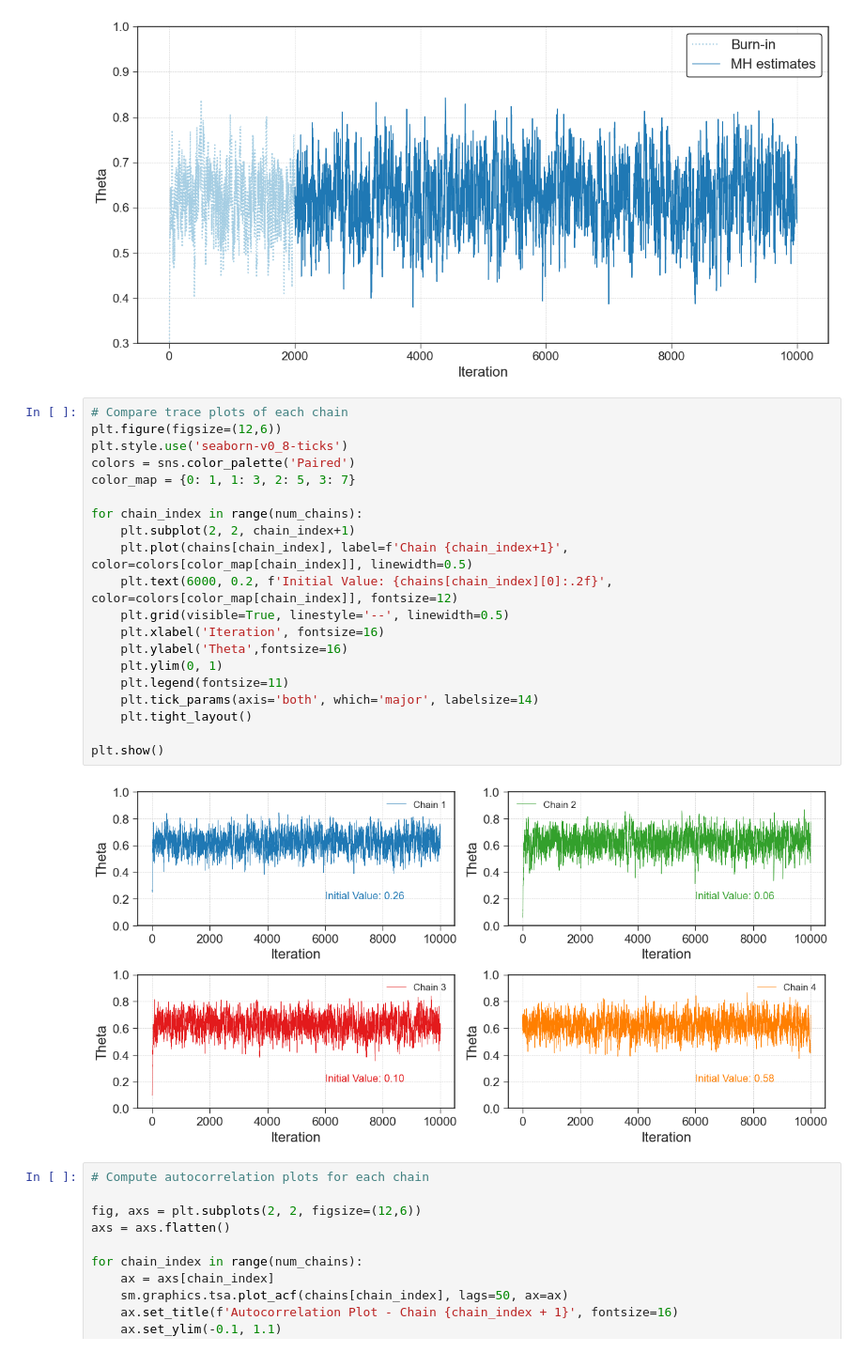
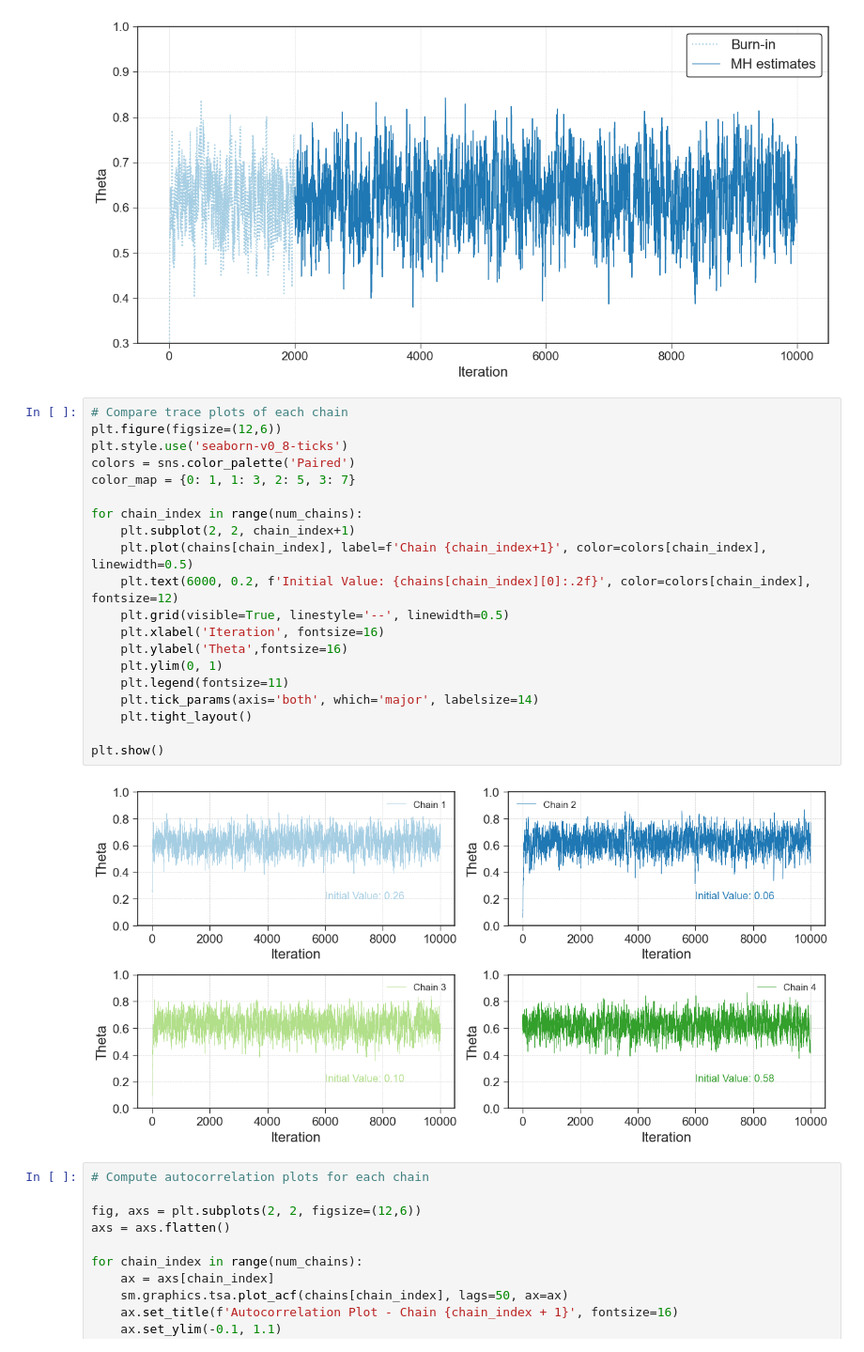
Before and after one commit to rosastreg/Undergrad_AM_Thesis, a Jupyter notebook: Theory/3_Advanced_Monte_Carlo_for_Bayesian_Inference.ipynb, the cells around one changed output. Shown: that part at 94% size. Saved outputs shown, nothing was run; the diff lists cells and outputs as text.

```diff
--- a/Theory/3_Advanced_Monte_Carlo_for_Bayesian_Inference.ipynb
+++ b/Theory/3_Advanced_Monte_Carlo_for_Bayesian_Inference.ipynb
@@ -166,25 +166,25 @@ plt.show()
 # %%
 # Compare trace plots of each chain
 plt.figure(figsize=(12,6))
 plt.style.use('seaborn-v0_8-ticks')
 colors = sns.color_palette('Paired')
 color_map = {0: 1, 1: 3, 2: 5, 3: 7}
 
 for chain_index in range(num_chains):
     plt.subplot(2, 2, chain_index+1)
-    plt.plot(chains[chain_index], label=f'Chain {chain_index+1}', color=colors[color_map[chain_index]], linewidth=0.5)
-    plt.text(6000, 0.2, f'Initial Value: {chains[chain_index][0]:.2f}', color=colors[color_map[chain_index]], fontsize=12)
+    plt.plot(chains[chain_index], label=f'Chain {chain_index+1}', color=colors[chain_index], linewidth=0.5)
+    plt.text(6000, 0.2, f'Initial Value: {chains[chain_index][0]:.2f}', color=colors[chain_index], fontsize=12)
     plt.grid(visible=True, linestyle='--', linewidth=0.5)
     plt.xlabel('Iteration', fontsize=16)
     plt.ylabel('Theta',fontsize=16)
     plt.ylim(0, 1)
     plt.legend(fontsize=11)
     plt.tick_params(axis='both', which='major', labelsize=14)
     plt.tight_layout()
 
 plt.show()
 # %% [output]
-[figure, old version]
+[figure, new version]
 # %%
 # Compute autocorrelation plots for each chain
 
```
Also changed, not shown: 1 other file.
